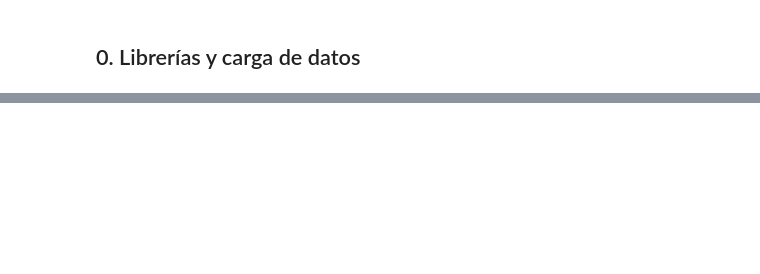
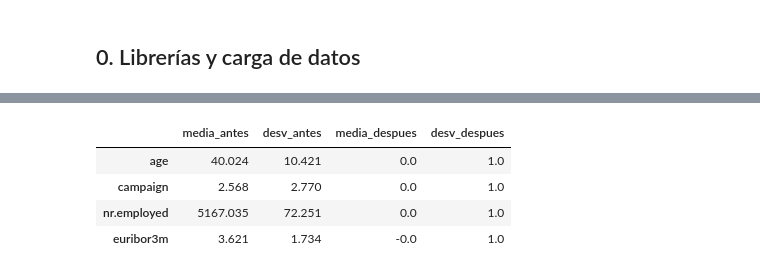
Before and after one commit to juliosalazar98/repositorio-TI26-Salazar, a Jupyter notebook: notebooks/02_preprocessing.ipynb, the cells around one changed output, grey strips where cells are left out. Cells and saved outputs as stored; diff of their text form; code cells hidden in the pictures; blank space fills up the shorter version.

```diff
--- a/notebooks/02_preprocessing.ipynb
+++ b/notebooks/02_preprocessing.ipynb
@@ -70,0 +85,9 @@ StandardScaler en numéricas (necesario para PCA).
+# %%
+imputar = ["education", "housing", "loan", "job", "marital"]
+for col in imputar:
+    moda = df.loc[df[col] != "unknown", col].mode()[0]
+    n = (df[col] == "unknown").sum()
+    df[col] = df[col].replace("unknown", moda)
+    print(f"{col}: {n} valores 'unknown' reemplazados por '{moda}'")
+
+print("\n¿Quedan 'unknown'?", (df == "unknown").sum().sum())
@@ -70,0 +171,18 @@ StandardScaler en numéricas (necesario para PCA).
+# %%
+X = df.drop(columns=["y"])
+scaler = StandardScaler()
+X_scaled = pd.DataFrame(scaler.fit_transform(X), columns=X.columns)
+
+comparacion = pd.DataFrame({
+    "media_antes": X[["age", "campaign", "nr.employed", "euribor3m"]].mean(),
+    "desv_antes": X[["age", "campaign", "nr.employed", "euribor3m"]].std(),
+    "media_despues": X_scaled[["age", "campaign", "nr.employed", "euribor3m"]].mean(),
+    "desv_despues": X_scaled[["age", "campaign", "nr.employed", "euribor3m"]].std(),
+}).round(3)
+comparacion
+# %% [output]
+|  | media_antes | desv_antes | media_despues | desv_despues |
+| age | 40.024 | 10.421 | 0.0 | 1.0 |
+| campaign | 2.568 | 2.770 | 0.0 | 1.0 |
+| nr.employed | 5167.035 | 72.251 | 0.0 | 1.0 |
+| euribor3m | 3.621 | 1.734 | -0.0 | 1.0 |
```
Also changed, not shown: parts of 42 cells of this notebook, 2 other files.
